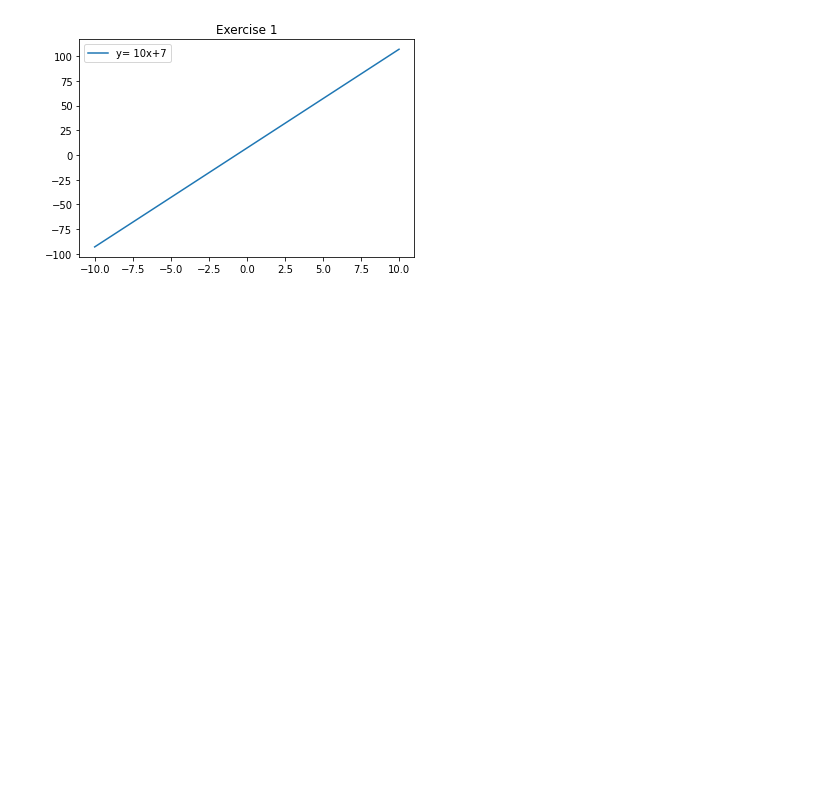
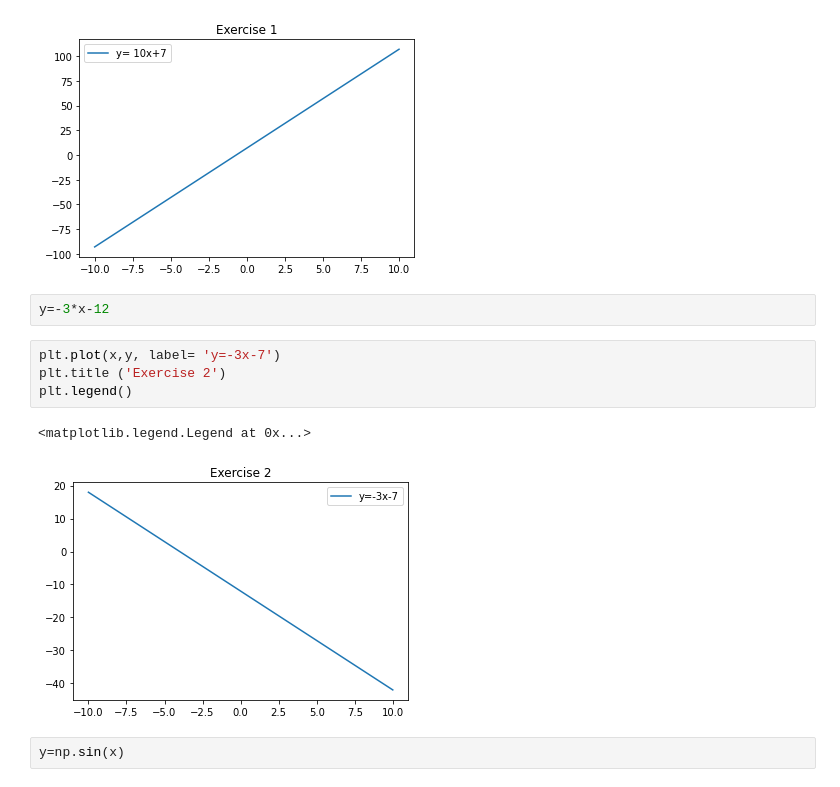
Before and after one commit to Luciebeaulieu/Data_science, a Jupyter notebook: Lab_1_Beaulieu.ipynb, the cells around one changed output. Saved outputs shown, nothing was run; the diff lists cells and outputs as text; blank space fills up the shorter version.

Commit message:
Complete exercises 2 & 3

```diff
--- a/Lab_1_Beaulieu.ipynb
+++ b/Lab_1_Beaulieu.ipynb
@@ -270,3 +270,14 @@ plt.legend()
 # %% [output]
 <matplotlib.legend.Legend at 0x...>
 [figure]
+# %%
+y=-3*x-12
+# %%
+plt.plot(x,y, label= 'y=-3x-7')
+plt.title ('Exercise 2')
+plt.legend()
+# %% [output]
+<matplotlib.legend.Legend at 0x...>
+[figure, added]
+# %%
+y=np.sin(x)
```
Also changed, not shown: parts of 1 cell of this notebook.
